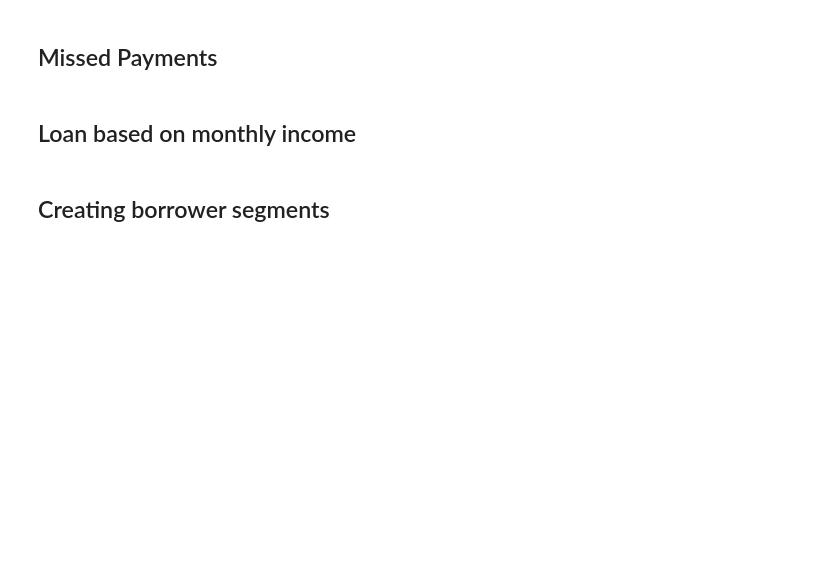
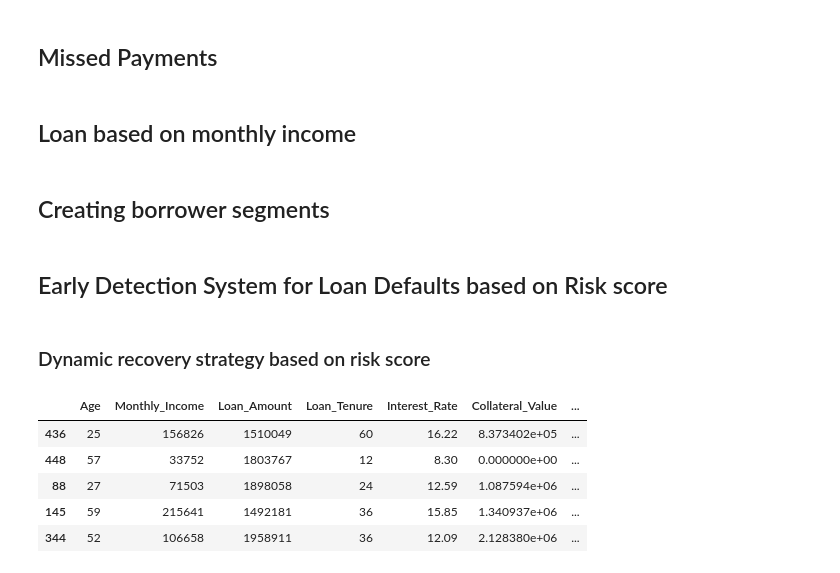
Before and after one commit to 0mcodes/AIML_PROJECTS, a Jupyter notebook: smart loan recovery/loan_recovery.ipynb, the cells around one changed output. Drawn from its saved outputs; the diff is of its cells as text; code cells hidden in the pictures; blank space fills up the shorter version.

```diff
--- a/smart loan recovery/loan_recovery.ipynb
+++ b/smart loan recovery/loan_recovery.ipynb
@@ -190,3 +190,57 @@ df['Segment_Name'] = df['Borrower_Segment'].map({
     2: 'Moderate Income, Medium Risk',
     3: 'High Loan, Higher Default Risk'
 })
+# %% [markdown]
+## Early Detection System for Loan Defaults based on Risk score
+# %%
+from sklearn.ensemble import RandomForestClassifier
+from sklearn.model_selection import train_test_split
+
+df['High_Risk_Flag'] = df['Segment_Name'].apply(lambda x: 1 if x in ['High Loan, Higher Default Risk', 'Moderate Income, High Loan Burden'] else 0)
+
+# selecting features for the model
+features = ['Age', 'Monthly_Income', 'Loan_Amount', 'Loan_Tenure', 'Interest_Rate',
+            'Collateral_Value', 'Outstanding_Loan_Amount', 'Monthly_EMI', 'Num_Missed_Payments', 'Days_Past_Due']
+X = df[features]
+y = df['High_Risk_Flag']
+
+# splitting the data
+X_train, X_test, y_train, y_test = train_test_split(X, y, test_size=0.2, random_state=42, stratify=y)
+
+
+# training the model
+rf_model = RandomForestClassifier(n_estimators=100, random_state=42)
+rf_model.fit(X_train, y_train)
+
+# get risk scores (probability of being high risk)
+risk_scores = rf_model.predict_proba(X_test)[:, 1]  # probability of high risk
+
+# add risk scores and flags to test data
+df_test = X_test.copy()
+df_test['Risk_Score'] = risk_scores
+df_test['Predicted_High_Risk'] = (df_test['Risk_Score'] > 0.5).astype(int)  # Threshold at 50% probability
+
+# merging with borrower details
+df_test = df_test.merge(df[['Borrower_ID', 'Segment_Name', 'Recovery_Status', 'Collection_Method', 'Collection_Attempts', 'Legal_Action_Taken']],
+                        left_index=True, right_index=True)
+# %% [markdown]
+### Dynamic recovery strategy based on risk score
+# %%
+def assign_recovery_strategy(risk_score):
+    if risk_score > 0.75:
+        return "Immediate legal notices & aggressive recovery attempts"
+    elif 0.50 <= risk_score <= 0.75:
+        return "Settlement offers & repayment plans"
+    else:
+        return "Automated reminders & monitoring"
+
+df_test['Recovery_Strategy'] = df_test['Risk_Score'].apply(assign_recovery_strategy)
+
+df_test.head()
+# %% [output]
+|  | Age | Monthly_Income | Loan_Amount | Loan_Tenure | Interest_Rate | Collateral_Value | ... |
+| 436 | 25 | 156826 | 1510049 | 60 | 16.22 | 8.373402e+05 | ... |
+| 448 | 57 | 33752 | 1803767 | 12 | 8.30 | 0.000000e+00 | ... |
+| 88 | 27 | 71503 | 1898058 | 24 | 12.59 | 1.087594e+06 | ... |
+| 145 | 59 | 215641 | 1492181 | 36 | 15.85 | 1.340937e+06 | ... |
+| 344 | 52 | 106658 | 1958911 | 36 | 12.09 | 2.128380e+06 | ... |
```
